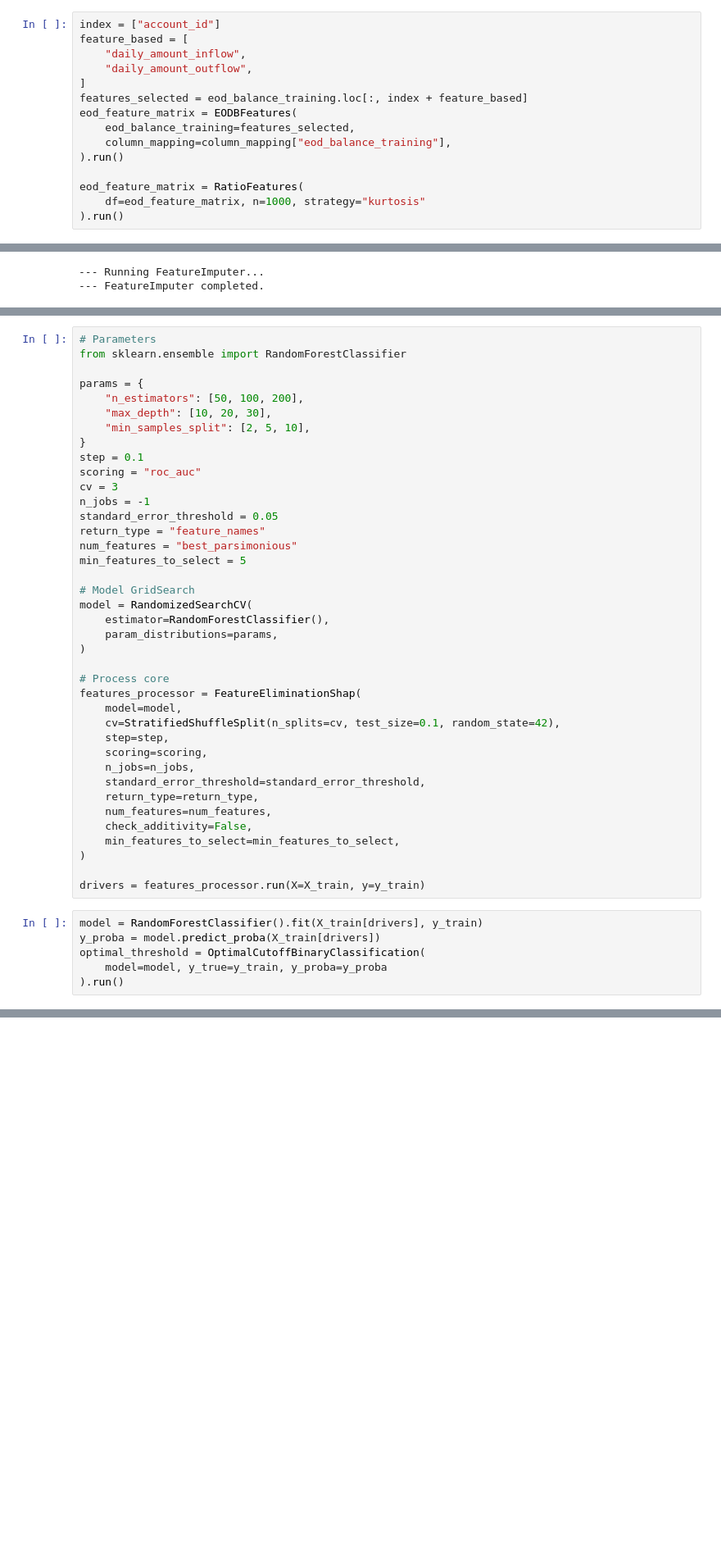
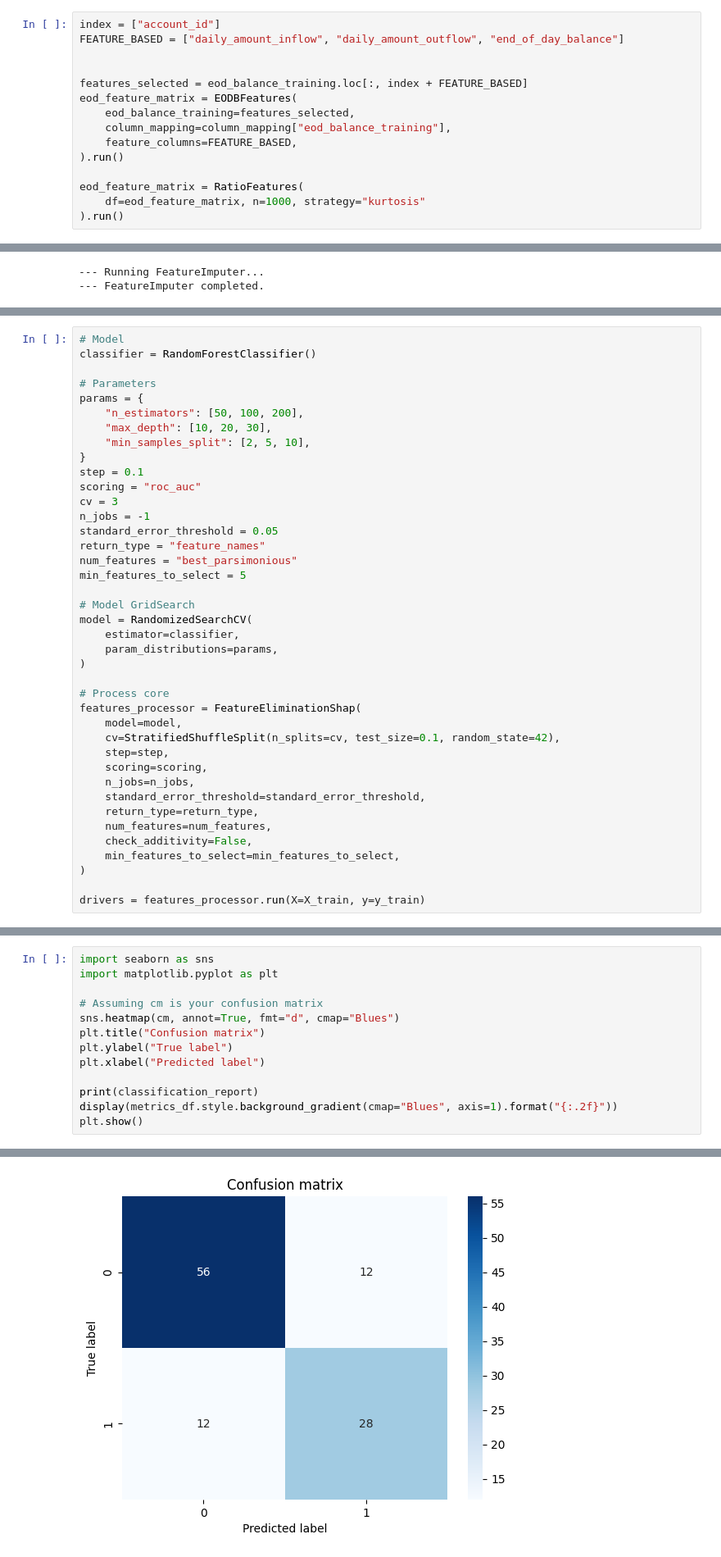
Before and after one commit to DataDavidProjects/berkabank, a Jupyter notebook: notebooks/feature_eng.ipynb, the cells around one changed output, grey strips where cells are left out. Shown at 82% size. Cells and saved outputs as stored; diff of their text form; blank space fills up the shorter version.

```diff
--- a/notebooks/feature_eng.ipynb
+++ b/notebooks/feature_eng.ipynb
@@ -78,14 +80,14 @@ eod_balance_training["daily_amount_outflow"] = (
 )
 # %%
 index = ["account_id"]
-feature_based = [
-    "daily_amount_inflow",
-    "daily_amount_outflow",
-]
-features_selected = eod_balance_training.loc[:, index + feature_based]
+FEATURE_BASED = ["daily_amount_inflow", "daily_amount_outflow", "end_of_day_balance"]
+
+
+features_selected = eod_balance_training.loc[:, index + FEATURE_BASED]
 eod_feature_matrix = EODBFeatures(
     eod_balance_training=features_selected,
     column_mapping=column_mapping["eod_balance_training"],
+    feature_columns=FEATURE_BASED,
 ).run()
 
 eod_feature_matrix = RatioFeatures(
@@ -140,9 +142,10 @@ False    68
 True     40
 Name: count, dtype: int64
 # %%
+# Model
+classifier = RandomForestClassifier()
+
 # Parameters
-from sklearn.ensemble import RandomForestClassifier
-
 params = {
     "n_estimators": [50, 100, 200],
     "max_depth": [10, 20, 30],
@@ -159,7 +162,7 @@ min_features_to_select = 5
 
 # Model GridSearch
 model = RandomizedSearchCV(
-    estimator=RandomForestClassifier(),
+    estimator=classifier,
     param_distributions=params,
 )
 
@@ -178,9 +181,3 @@ features_processor = FeatureEliminationShap(
 )
 
 drivers = features_processor.run(X=X_train, y=y_train)
-# %%
-model = RandomForestClassifier().fit(X_train[drivers], y_train)
-y_proba = model.predict_proba(X_train[drivers])
-optimal_threshold = OptimalCutoffBinaryClassification(
-    model=model, y_true=y_train, y_proba=y_proba
-).run()
@@ -244,0 +281,14 @@ Confusion Matrix:
+# %%
+import seaborn as sns
+import matplotlib.pyplot as plt
+
+# Assuming cm is your confusion matrix
+sns.heatmap(cm, annot=True, fmt="d", cmap="Blues")
+plt.title("Confusion matrix")
+plt.ylabel("True label")
+plt.xlabel("Predicted label")
+
+print(classification_report)
+display(metrics_df.style.background_gradient(cmap="Blues", axis=1).format("{:.2f}"))
+plt.show()
+# %% [output]
@@ -244,0 +306 @@ Confusion Matrix:
+[figure, added]
```
Also changed, not shown: parts of 12 cells of this notebook, 6 other files.
